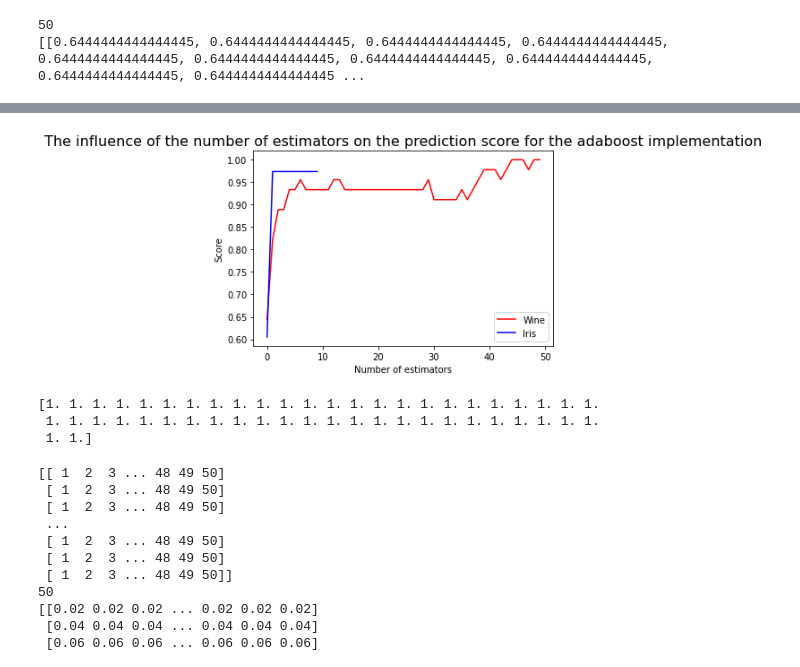
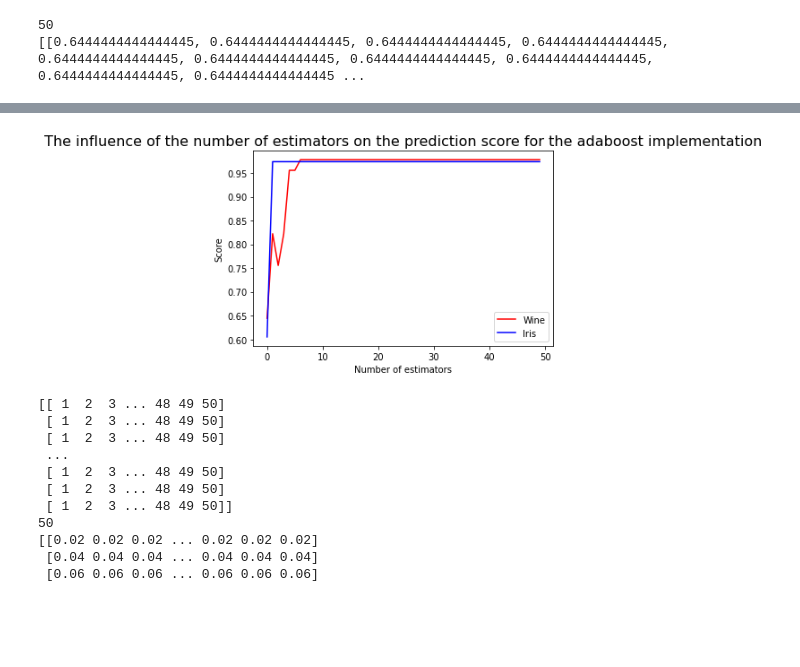
Before and after one commit to kaspardaemen/Natural-Computing, a Jupyter notebook: Ensemble learning/Excercise 5 .ipynb, the cells around one changed output, grey strips where cells are left out. Cells and saved outputs as stored; diff of their text form; code cells hidden in the pictures; blank space fills up the shorter version.

```diff
--- a/Ensemble learning/Excercise 5 .ipynb
+++ b/Ensemble learning/Excercise 5 .ipynb
@@ -63,7 +61,10 @@ Iris_number = 10
+# %%
+# the number of different parameters used
+Iris_number = 50
 # %%
-result_list_iris = []
-for i in range(1,Iris_number+1):
-    prediction, score = ADAprediction(x_train, x_test, y_train, y_test, n_estimators = i)
-    result_list_iris.append(score)
+# result_list_iris = []
+# for i in range(1,Iris_number+1):
+#     prediction, score = ADAprediction(x_train, x_test, y_train, y_test, n_estimators = i)
+#     result_list_iris.append(score)
 
-print(len(result_list_iris))
+# print(len(result_list_iris))
@@ -77,7 +76,9 @@ for i in range(1,Iris_number+1):
     a = []
 
     for j in range(1,Iris_number+1):
-        prediction, score = ADAprediction(x_train, x_test, y_train, y_test, n_estimators = i, learning_rate = j/Iris_number)
+        prediction, score = ADAprediction(x_train, x_test, y_train, y_test, n_estimators = i,
+                                          learning_rate = j/Iris_number)
+
         a.append(score)
 
     result_list_iris.append(a)
@@ -159,10 +156,13 @@ print(result_list_wine)
 # %%
 estimators_wine = []
 #Estimators only are computed with the learning rate on 1 as in the default adaboost settings.
-#Therefore we select the result with learning rate = 1
+#Therefore we select the result with learning rate = 1 (which is the last result for each row)
 for i in range(1,len(result_list_wine)+1):
-    estimators_wine.append(result_list_wine[i-1][9])
+    estimators_wine.append(result_list_wine[i-1][Wine_number-1])
 
 estimators_iris = []
 for i in range(1,len(result_list_iris)+1):
-    estimators_iris.append(result_list_iris[i-1][9])
+    estimators_iris.append(result_list_iris[i-1][Iris_number-1])
+
+
+    # of hier ipv de laatste, de hoogste nemen?
@@ -169,21 +179,17 @@ for i in range(1,len(result_list_iris)+1):
 # %%
-plt.plot(estimators_wine, 'red', estimators_iris, 'blue')
+# set number of estimators vs learning rate 2D
+plt.plot( estimators_wine, 'red', estimators_iris, 'blue',)
 
 plt.xlabel('Number of estimators')
 plt.ylabel('Score')
 plt.legend(["Wine", "Iris"])
-plt.title('The influence of the number of estimators on the prediction score for the adaboost implementation', fontsize=16)
+plt.title('The influence of the number of estimators on the prediction score for the adaboost implementation',
+          fontsize=16)
 plt.show()
+
+# graph klopt niet, waarom is beide hetzelfde?
 # %% [output]
-[figure, old version]
+[figure, new version]
-# %%
-Yaxis = np.linspace(1, Wine_number, num=Wine_number).astype(int)
-Zaxis = np.linspace(1, 1, num=Wine_number)
-print(Zaxis)
-# %% [output]
-[1. 1. 1. 1. 1. 1. 1. 1. 1. 1. 1. 1. 1. 1. 1. 1. 1. 1. 1. 1. 1. 1. 1. 1.
- 1. 1. 1. 1. 1. 1. 1. 1. 1. 1. 1. 1. 1. 1. 1. 1. 1. 1. 1. 1. 1. 1. 1. 1.
- 1. 1.]
 # %%
 Number_Estimators = np.linspace(1, Wine_number, num=Wine_number).astype(int)
 Learning_rate = np.linspace(1/Wine_number, 1, num=Wine_number)
```
Also changed, not shown: parts of 11 cells of this notebook.
